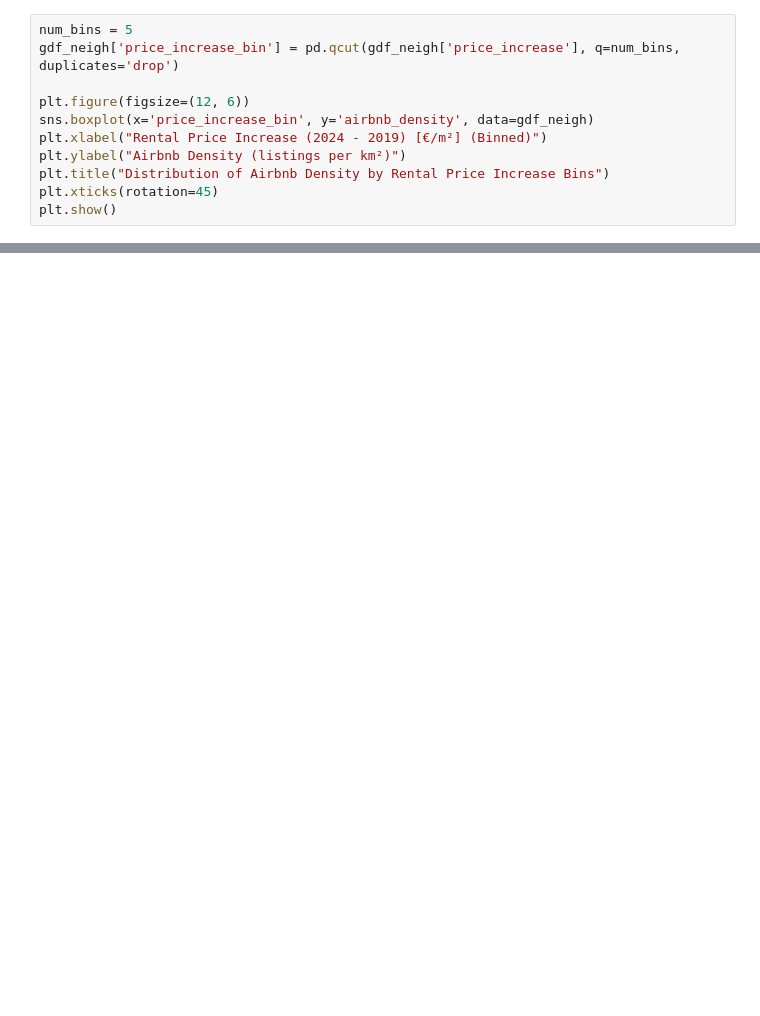
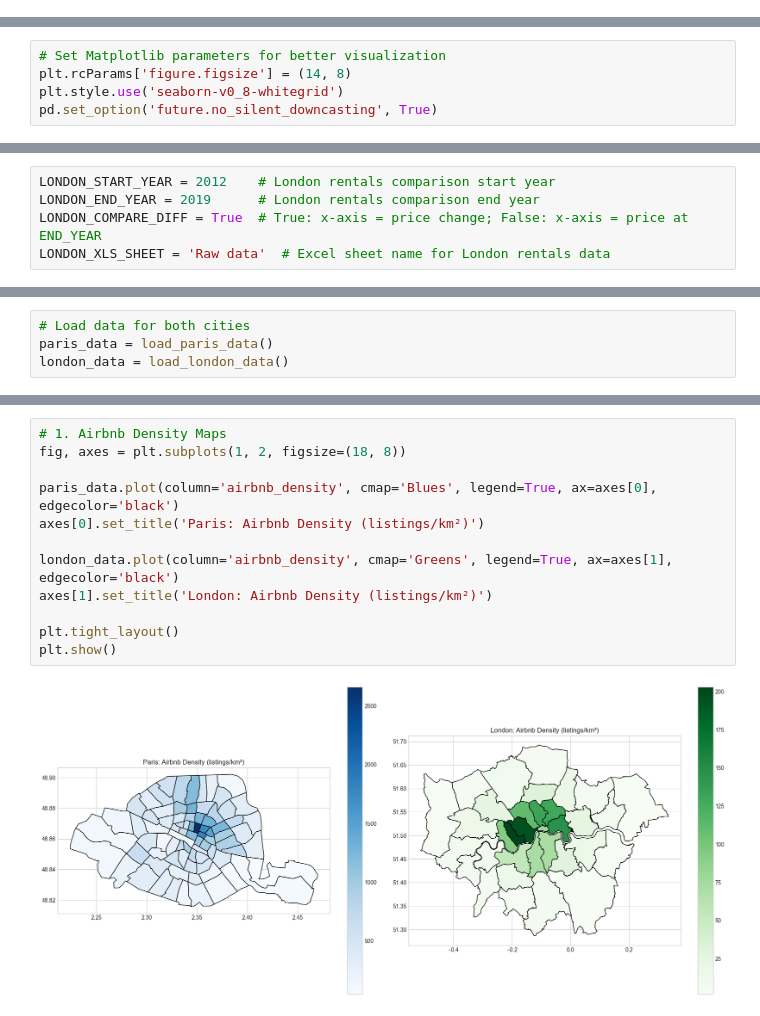
Before and after one commit to arnaudlvq/airbnb-impact-on-rental-prices, a Jupyter notebook: scripts/main.ipynb, the cells around one changed output, grey strips where cells are left out. Cells and saved outputs as stored; diff of their text form; blank space fills up the shorter version.

```diff
--- a/scripts/main.ipynb
+++ b/scripts/main.ipynb
@@ -257,11 +0,0 @@ Best Polynomial Degree: 2
-# %%
-num_bins = 5
-gdf_neigh['price_increase_bin'] = pd.qcut(gdf_neigh['price_increase'], q=num_bins, duplicates='drop')
-
-plt.figure(figsize=(12, 6))
-sns.boxplot(x='price_increase_bin', y='airbnb_density', data=gdf_neigh)
-plt.xlabel("Rental Price Increase (2024 - 2019) [€/m²] (Binned)")
-plt.ylabel("Airbnb Density (listings per km²)")
-plt.title("Distribution of Airbnb Density by Rental Price Increase Bins")
-plt.xticks(rotation=45)
-plt.show()
@@ -315,0 +16,5 @@ plt.show()
+# %%
+# Set Matplotlib parameters for better visualization
+plt.rcParams['figure.figsize'] = (14, 8)
+plt.style.use('seaborn-v0_8-whitegrid')
+pd.set_option('future.no_silent_downcasting', True)
@@ -315,0 +29,5 @@ plt.show()
+# %%
+LONDON_START_YEAR = 2012    # London rentals comparison start year
+LONDON_END_YEAR = 2019      # London rentals comparison end year
+LONDON_COMPARE_DIFF = True  # True: x-axis = price change; False: x-axis = price at END_YEAR
+LONDON_XLS_SHEET = 'Raw data'  # Excel sheet name for London rentals data
@@ -315,0 +520,4 @@ plt.show()
+# %%
+# Load data for both cities
+paris_data = load_paris_data()
+london_data = load_london_data()
@@ -315,0 +536,14 @@ plt.show()
+# %%
+# 1. Airbnb Density Maps
+fig, axes = plt.subplots(1, 2, figsize=(18, 8))
+
+paris_data.plot(column='airbnb_density', cmap='Blues', legend=True, ax=axes[0], edgecolor='black')
+axes[0].set_title('Paris: Airbnb Density (listings/km²)')
+
+london_data.plot(column='airbnb_density', cmap='Greens', legend=True, ax=axes[1], edgecolor='black')
+axes[1].set_title('London: Airbnb Density (listings/km²)')
+
+plt.tight_layout()
+plt.show()
+# %% [output]
+[figure, added]
```
Also changed, not shown: parts of 38 cells of this notebook, 1 other file.
